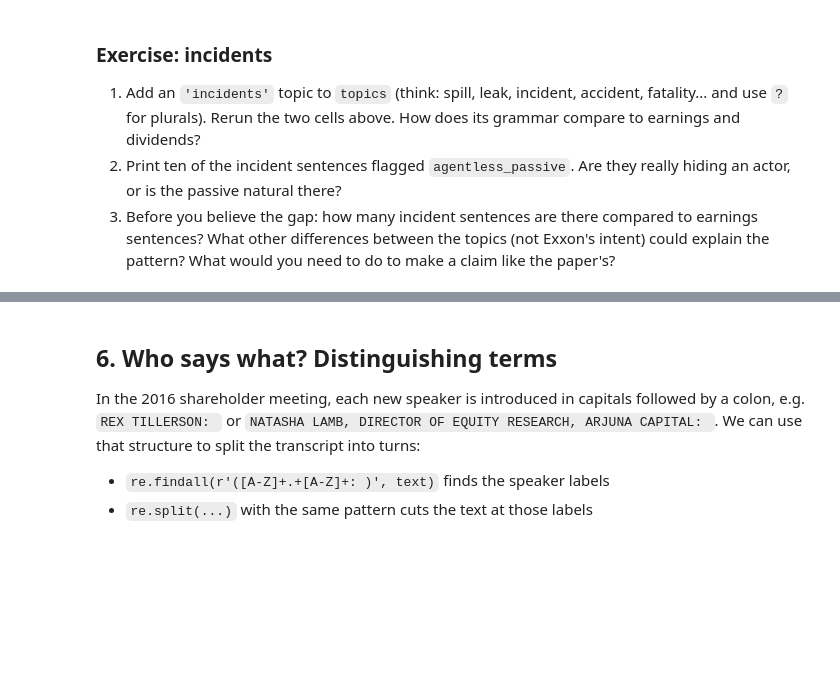
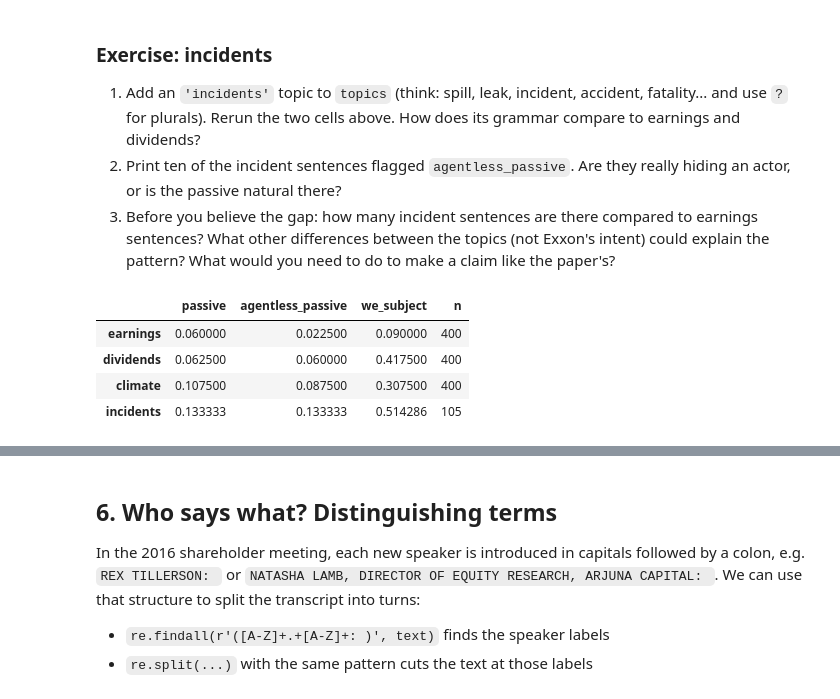
Before and after one commit to dhimasanindito/BASC0005, a Jupyter notebook: notebooks/W04. Natural Language Processing.ipynb, the cells around one changed output, grey strips where cells are left out. Cells and saved outputs as stored; diff of their text form; code cells hidden in the pictures; blank space fills up the shorter version.

```diff
--- a/notebooks/W04. Natural Language Processing.ipynb
+++ b/notebooks/W04. Natural Language Processing.ipynb
@@ -502,3 +516,33 @@ plt.ylabel('share of sentences'); plt.title('Grammar of Exxon sentences, by topi
 3. Before you believe the gap: how many incident sentences are there compared to earnings sentences? What other differences between the topics (not Exxon's intent) could explain the pattern? What would you need to do to make a claim like the paper's?
 # %%
 # your code here
+
+topics = {
+    'earnings':  r'\b(earnings|profits?)\b',
+    'dividends': r'\b(dividends?|buybacks?)\b',
+    'climate':   r'\b(climate change|emissions|greenhouse)\b',
+    'incidents': r'\b(spill? | leak? | incident? | accident? | fatalit? | casualt?)\b'
+}
+
+def agency_profile(sents, n=400, seed=0):
+    rng = np.random.default_rng(seed)
+    picks = rng.choice(len(sents), size=min(n, len(sents)), replace=False)
+    sample = [sents[i] for i in picks]
+    rows = []
+    for d in nlp.pipe(sample, disable=['ner', 'spacytextblob']):
+        a = agency(d)
+        a['we_subject'] = any(t.dep_ == 'nsubj' and t.lower_ == 'we' for t in d)
+        rows.append(a)
+    return pd.DataFrame(rows)
+
+profiles = {name: agency_profile(find_sentences(p)) for name, p in topics.items()}
+summary = pd.DataFrame({name: p[['passive', 'agentless_passive', 'we_subject']].mean()
+                        for name, p in profiles.items()}).T
+summary['n'] = [len(p) for p in profiles.values()]
+summary
+# %% [output]
+|  | passive | agentless_passive | we_subject | n |
+| earnings | 0.060000 | 0.022500 | 0.090000 | 400 |
+| dividends | 0.062500 | 0.060000 | 0.417500 | 400 |
+| climate | 0.107500 | 0.087500 | 0.307500 | 400 |
+| incidents | 0.133333 | 0.133333 | 0.514286 | 105 |
```
Also changed, not shown: parts of 7 cells of this notebook.
